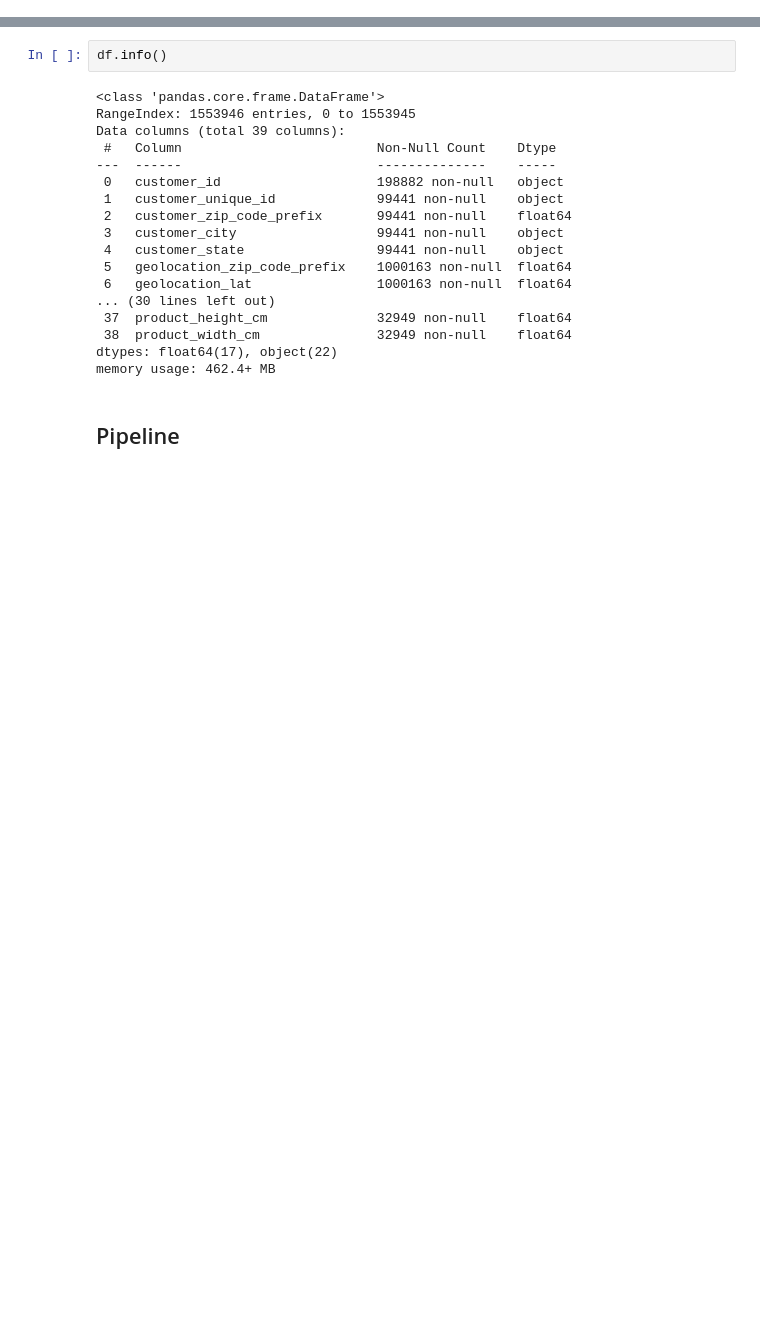
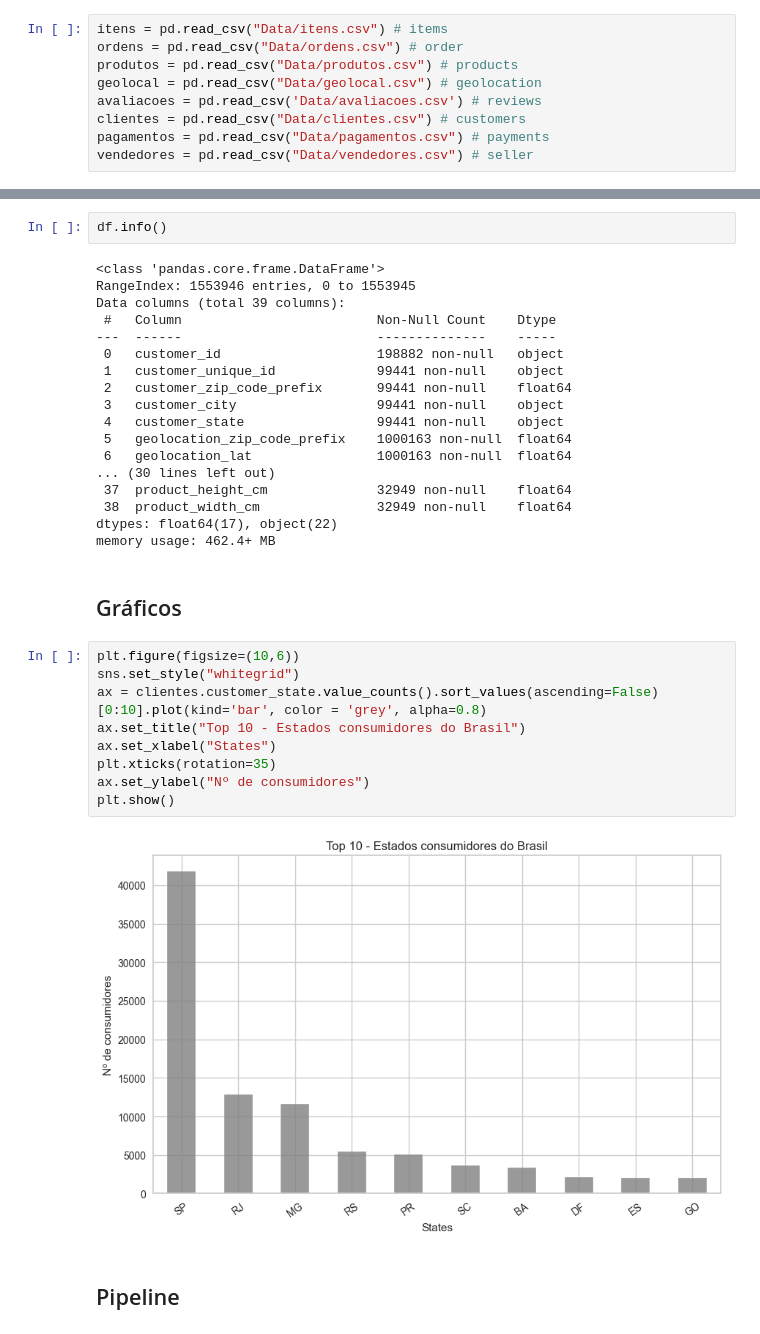
Before and after one commit to claudiagarcia0204/Projeto-Final---Olist, a Jupyter notebook: Projeto Final Olist.ipynb, the cells around one changed output, grey strips where cells are left out. Drawn from its saved outputs; the diff is of its cells as text; blank space fills up the shorter version.

```diff
--- a/Projeto Final Olist.ipynb
+++ b/Projeto Final Olist.ipynb
@@ -60 +123,10 @@ df.head()
+# %%
+itens = pd.read_csv("Data/itens.csv") # items
+ordens = pd.read_csv("Data/ordens.csv") # order
+produtos = pd.read_csv("Data/produtos.csv") # products
+geolocal = pd.read_csv("Data/geolocal.csv") # geolocation
+avaliacoes = pd.read_csv('Data/avaliacoes.csv') # reviews
+clientes = pd.read_csv("Data/clientes.csv") # customers
+pagamentos = pd.read_csv("Data/pagamentos.csv") # payments
+vendedores = pd.read_csv("Data/vendedores.csv") # seller
 # %% [markdown]
@@ -143,6 +608,19 @@ Data columns (total 39 columns):
  38  product_width_cm               32949 non-null    float64
 dtypes: float64(17), object(22)
 memory usage: 462.4+ MB
+# %% [markdown]
+## Gráficos
+# %%
+plt.figure(figsize=(10,6))
+sns.set_style("whitegrid")
+ax = clientes.customer_state.value_counts().sort_values(ascending=False)[0:10].plot(kind='bar', color = 'grey', alpha=0.8)
+ax.set_title("Top 10 - Estados consumidores do Brasil")
+ax.set_xlabel("States")
+plt.xticks(rotation=35)
+ax.set_ylabel("Nº de consumidores")
+plt.show()
+# %% [output]
+[figure, added]
 # %% [markdown]
 ## Pipeline
 # %%
```
Also changed, not shown: parts of 81 cells of this notebook, 1 other file.
